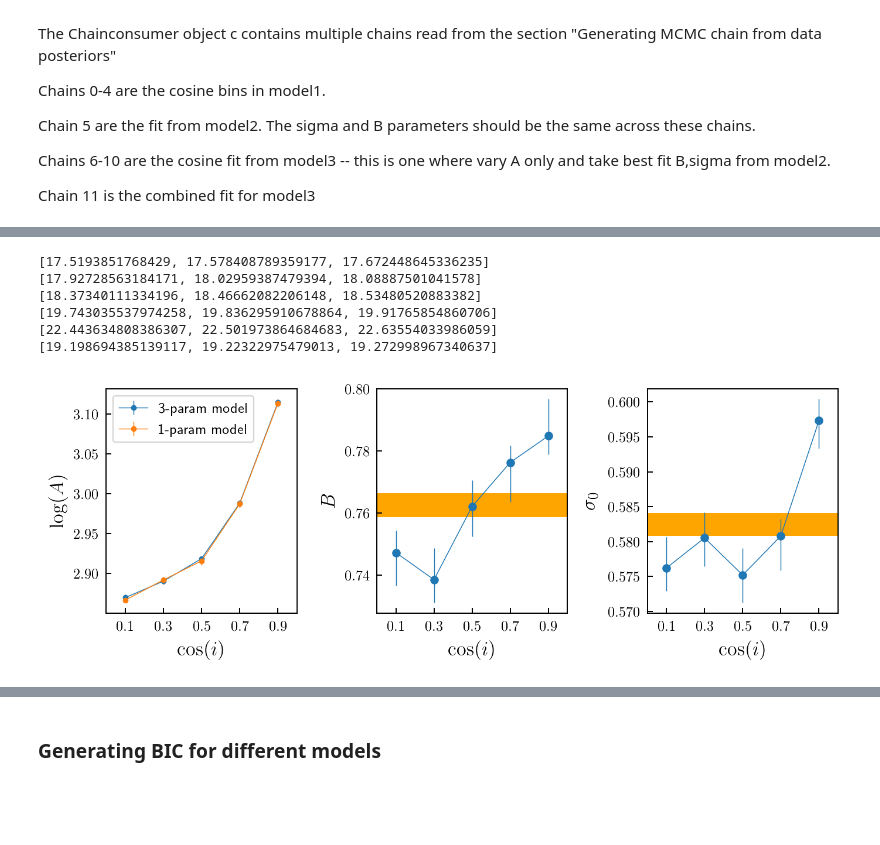
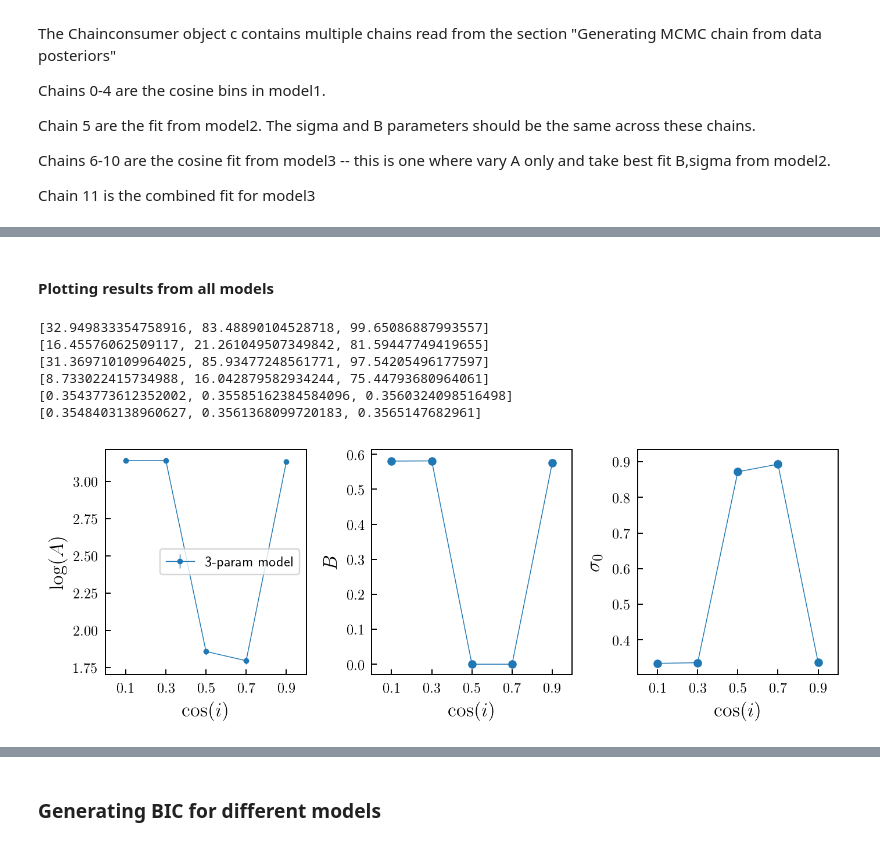
Before and after one commit to zzbenjamin94/des_y1_triaxiality, a Jupyter notebook: repo/richness_mass/lmda_cosi_run.ipynb, the cells around one changed output, grey strips where cells are left out. Saved outputs shown, nothing was run; the diff lists cells and outputs as text; code cells hidden in the pictures; blank space fills up the shorter version.

Commit message:
updated projection

```diff
--- a/repo/richness_mass/lmda_cosi_run.ipynb
+++ b/repo/richness_mass/lmda_cosi_run.ipynb
@@ -19,7 +19,7 @@ from mpl_toolkits.mplot3d import Axes3D
 from tools.setup.setup import tools_home_dir, home_dir
 import astropy.io.fits as fits
 shapedir = home_dir()+'output/buzzard/halo_shape/'
-tpltdir = home_dir() + 'output/lmda_cosi_chains/hrun/'
+tpltdir = home_dir() + 'output/lmda_cosi_chains/projection/'
 buzzdir = home_dir() + 'output/buzzard/'
 toolsdir = tools_home_dir()
 homedir = home_dir()
@@ -274,7 +303,7 @@ shapecut for hrun completed in halo_mass_template
 #### For model1
 # %%
 #MCMC chain setup
-num=100
+num=200
 n_iter=num*3000
 n_burn=num*500
 n_thin=num
@@ -484,27 +483,0 @@ IndexError: index 1 is out of bounds for axis 0 with size 1
-# %%
-#Plot the trendlines for different bins
-fig, axs = plt.subplots(1 ,1, tight_layout=True, figsize=(6,4))
-axs.plot(halos_M, richness, 'k.', markersize=1)
-
-lnM_range = np.arange(31,35,0.1)
-B_cosi_maxL = B_post_model2[1]; sig0_cosi_maxL = sig0_post_model2[1]
-for i, cosi_bin in enumerate(cosi_bins):
-    cosi_bin_min = cosi_bin[0]; cosi_bin_max = cosi_bin[1]
-    lnA_cosi_maxL = lnA_post_model2[i,1];
-    mu_lnl_model = lnA_cosi_maxL + B_cosi_maxL*(lnM_range-np.log(10)*14)
-    sig_lnl_model=np.sqrt(sig0_cosi_maxL**2+(np.exp(mu_lnl_model)-1)/(np.exp(2*mu_lnl_model)))
-    axs.plot(10**(lnM_range/np.log(10)), np.exp(mu_lnl_model), linewidth=2, linestyle='dashed', \
-        label='$\cos(i) \in [{:.1f}, {:.1f})$'.format(cosi_bin_min,cosi_bin_max))
-
-axs.axhline(5, linestyle='dotted')
-axs.axvline(5e13, linestyle='dotted')
-axs.set_yscale('log')
-axs.set_xscale('log')
-axs.legend(fontsize=12)
-axs.set_xlabel('Mass $(M_\odot)$',fontsize=14)
-axs.set_ylabel('Richness $(\lambda)$',fontsize=14)
-axs.set_ylim((3,100))
-#axs.axvspan(2.05e14, 2.13e14, alpha=0.5)
-#axs.axhline(40)
-#plt.savefig('mass_richness_cosibinned_60718.png')
-plt.show()
@@ -513,3 +534,5 @@ plt.show()
+# %% [markdown]
+#### Plotting results from all models
 # %%
 #Posterior. For each paramater array contains 3 indexes -- low, max posterior, and high range.
 '''
@@ -564,47 +587,47 @@ stat_name = ["$A$", "$B$", "$\sigma_0$"]
 axs[0].errorbar(x_pos, lnA_post_model1[:,1], \
                 yerr=[lnA_post_model1[:,1]-lnA_post_model1[:,0], lnA_post_model1[:,2]-lnA_post_model1[:,1]], \
                 linewidth=0.6, marker='o',markersize=3, label='3-param model')
 
-axs[0].errorbar(x_pos, lnA_post_model3[:-1,1], \
-                yerr=[lnA_post_model3[:-1,1]-lnA_post_model3[:-1,0], lnA_post_model3[:-1,2]-lnA_post_model3[:-1,1]], \
-                linewidth=0.6, marker='o', markersize=3, label='1-param model')
+#axs[0].errorbar(x_pos, lnA_post_model3[:-1,1], \
+#                yerr=[lnA_post_model3[:-1,1]-lnA_post_model3[:-1,0], lnA_post_model3[:-1,2]-lnA_post_model3[:-1,1]], \
+#                linewidth=0.6, marker='o', markersize=3, label='1-param model')
 
 #Plotting posterior for B
 
 axs[1].errorbar(x_pos, B_post_model1[:,1], \
                 yerr=[B_post_model1[:,1]-B_post_model1[:,0], B_post_model1[:,2]-B_post_model1[:,1]], \
                 linewidth=0.6, marker='o',markersize=5, label='3-param model')
 
 xband = np.linspace(0,1,5)
-axs[1].fill_between(xband, B_post_model2[:,0], B_post_model2[:,2], \
-                facecolor='orange', interpolate=False, label='1-param model')
+#axs[1].fill_between(xband, B_post_model2[:,0], B_post_model2[:,2], \
+#                facecolor='orange', interpolate=False, label='1-param model')
 
 #Plotting posterior for sigma0
 axs[2].errorbar(x_pos, sig0_post_model1[:,1], \
                 yerr=[sig0_post_model1[:,1]-sig0_post_model1[:,0], sig0_post_model1[:,2]-sig0_post_model1[:,1]], \
                 linewidth=0.6, marker='o',markersize=5, label='3-param model')
 
-axs[2].fill_between(xband, sig0_post_model2[:,0], sig0_post_model2[:,2], \
-                facecolor='orange', interpolate=False, label='1-param model')
+#axs[2].fill_between(xband, sig0_post_model2[:,0], sig0_post_model2[:,2], \
+#                facecolor='orange', interpolate=False, label='1-param model')
 
 for i in range(3):
     axs[i].set_xlim((0,1))
     axs[i].set_xticks(x_pos)
     axs[i].set_ylabel(subtitles[i], size=14)
     axs[i].set_xlabel(r'$\cos(i)$', size=14)
 
 axs[2].set_xlabel(r'$\cos(i)$', size=14)
 axs[0].legend(fontsize=10)
 #plt.savefig('richness_mass_modelparams_cosibinned_060718.png')
 plt.show()
 # %% [output]
-[17.5193851768429, 17.578408789359177, 17.672448645336235]
-[17.92728563184171, 18.02959387479394, 18.08887501041578]
-[18.37340111334196, 18.46662082206148, 18.53480520883382]
-[19.743035537974258, 19.836295910678864, 19.91765854860706]
-[22.443634808386307, 22.501973864684683, 22.63554033986059]
-[19.198694385139117, 19.22322975479013, 19.272998967340637]
+[32.949833354758916, 83.48890104528718, 99.65086887993557]
+[16.45576062509117, 21.261049507349842, 81.59447749419655]
+[31.369710109964025, 85.93477248561771, 97.54205496177597]
+[8.733022415734988, 16.042879582934244, 75.44793680964061]
+[0.3543773612352002, 0.35585162384584096, 0.3560324098516498]
+[0.3548403138960627, 0.3561368099720183, 0.3565147682961]
-[figure, old version]
+[figure, new version]
 # %%
 #Plot the trendlines for different bins
 fig, axs = plt.subplots(1 ,1, tight_layout=True, figsize=(6,4))
```
Also changed, not shown: parts of 20 cells of this notebook.
